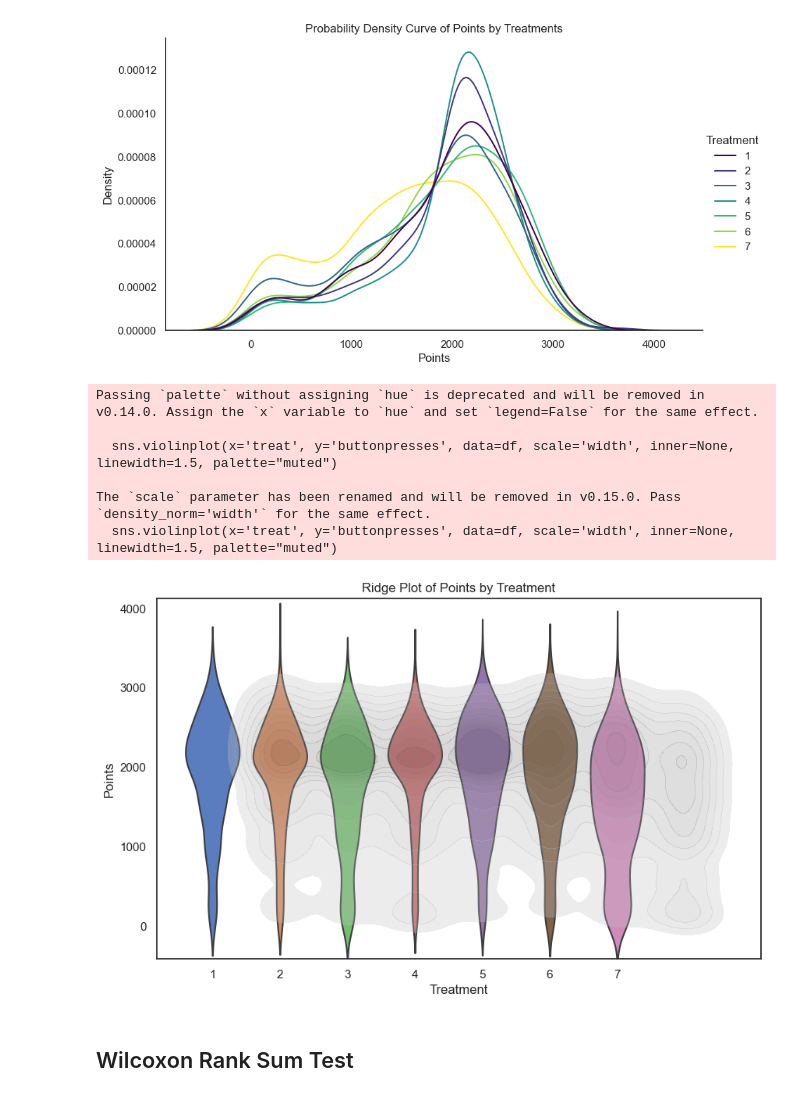
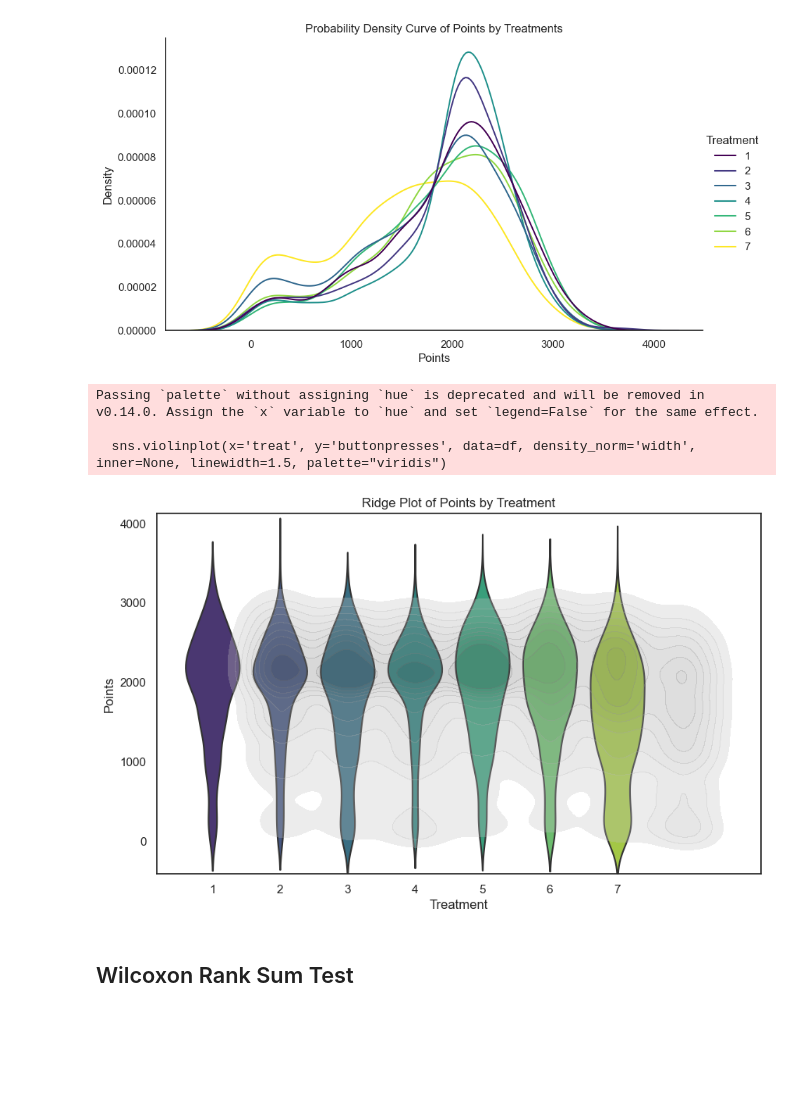
Before and after one commit to klaushajdaraj/ml-treatment-effects, a Jupyter notebook: Analytics.ipynb, the cells around one changed output. Saved outputs shown, nothing was run; the diff lists cells and outputs as text; code cells hidden in the pictures; blank space fills up the shorter version.

```diff
--- a/Analytics.ipynb
+++ b/Analytics.ipynb
@@ -254,29 +254,26 @@ plt.show(ax2)
 # %%
 # Set up the matplotlib figure
 plt.figure(figsize=(10, 6))
 sns.set(style="white", rc={"axes.facecolor": (0, 0, 0, 0)})
 
 # Create the ridge plot
-sns.violinplot(x='treat', y='buttonpresses', data=df, scale='width', inner=None, linewidth=1.5, palette="muted")
+sns.violinplot(x='treat', y='buttonpresses', data=df, density_norm='width', inner=None, linewidth=1.5, palette="viridis")
 
 # Add density lines to emphasize the distribution shape
-sns.kdeplot(x='treat', y='buttonpresses', data=df, bw_adjust=0.8, color='black', fill=True, alpha=0.3, linewidth=2)
+sns.kdeplot(x='treat', y='buttonpresses', data=df, bw_adjust=0.8, color='grey', fill=True, alpha=0.3, linewidth=2)
 
 # Add labels and title
 plt.title('Ridge Plot of Points by Treatment')
 plt.xlabel('Treatment')
 plt.ylabel('Points')
 
 # Show plot
 plt.show()
 # %% [output]
 Passing `palette` without assigning `hue` is deprecated and will be removed in v0.14.0. Assign the `x` variable to `hue` and set `legend=False` for the same effect.
 
-  sns.violinplot(x='treat', y='buttonpresses', data=df, scale='width', inner=None, linewidth=1.5, palette="muted")
-
-The `scale` parameter has been renamed and will be removed in v0.15.0. Pass `density_norm='width'` for the same effect.
-  sns.violinplot(x='treat', y='buttonpresses', data=df, scale='width', inner=None, linewidth=1.5, palette="muted")
+  sns.violinplot(x='treat', y='buttonpresses', data=df, density_norm='width', inner=None, linewidth=1.5, palette="viridis")
-[figure, old version]
+[figure, new version]
 # %% [markdown]
 ## Wilcoxon Rank Sum Test
 # %%
```
Also changed, not shown: parts of 3 cells of this notebook, 2 other files.
